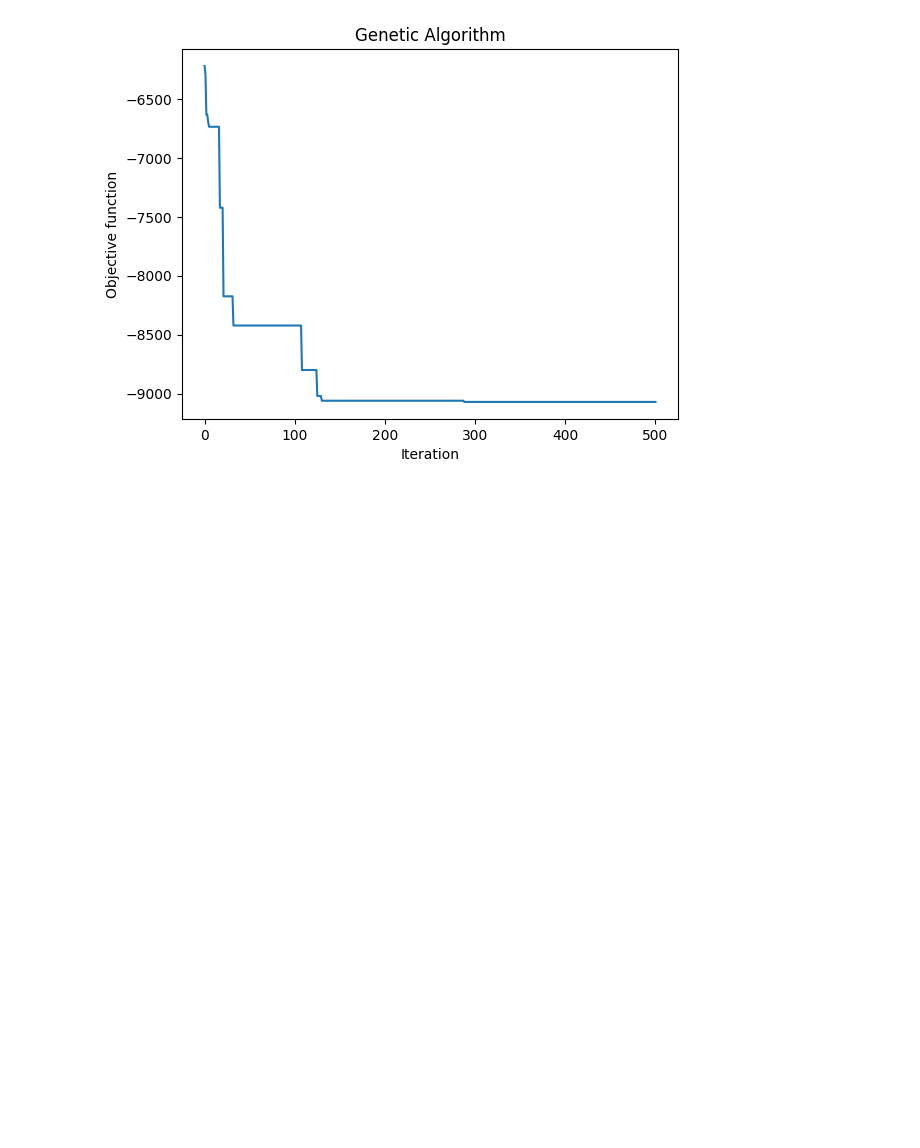
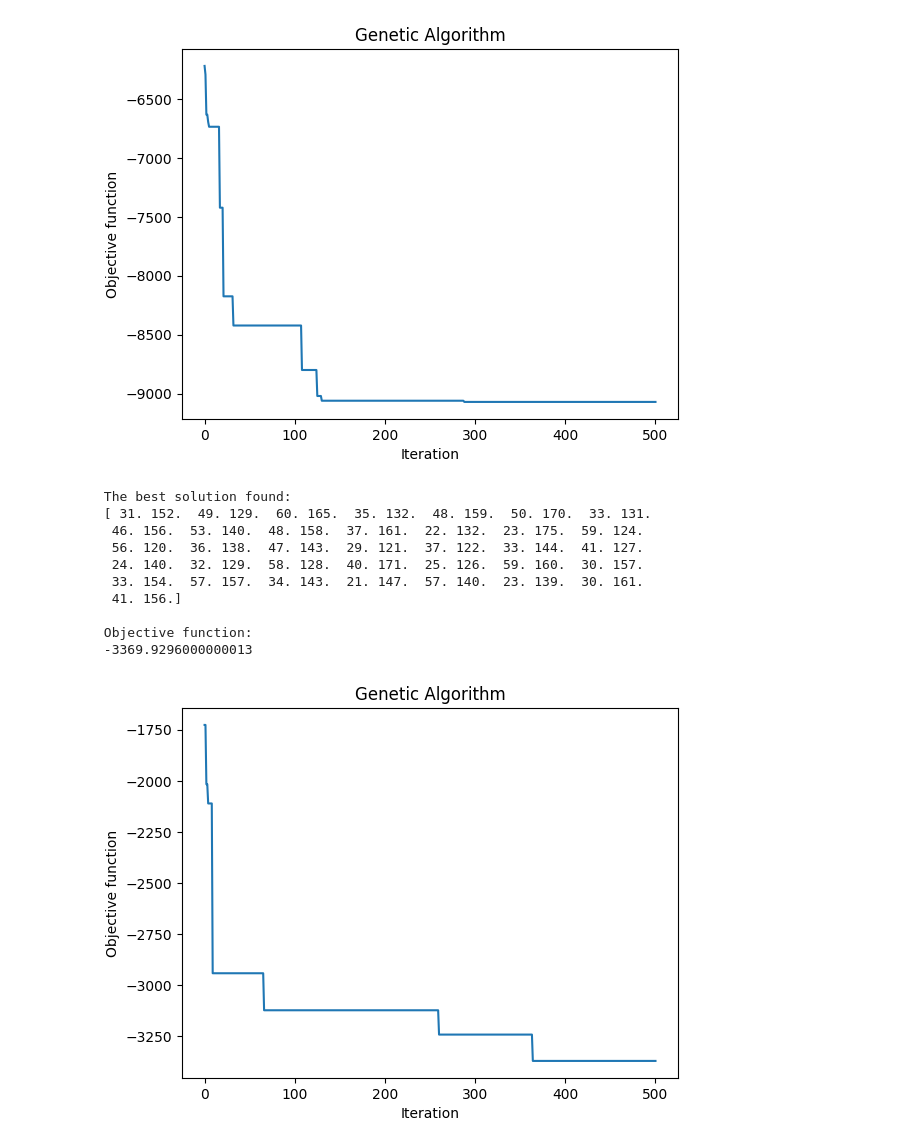
Before and after one commit to Nicklelodeon/Forecasters, a Jupyter notebook: src/Test_GeneticAlgo.ipynb, the cells around one changed output. Cells and saved outputs as stored; diff of their text form; code cells hidden in the pictures; blank space fills up the shorter version.

```diff
--- a/src/Test_GeneticAlgo.ipynb
+++ b/src/Test_GeneticAlgo.ipynb
@@ -34,8 +34,8 @@ model1.run()
  -9071.278800000002
 [figure]
 # %%
-algorithm_param = {'max_num_iteration': 1000,\
-                   'population_size':250,\
+algorithm_param = {'max_num_iteration': 500,\
+                   'population_size':125,\
                    'mutation_probability':0.1,\
                    'elit_ratio': 0.01,\
                    'crossover_probability': 0.5,\
@@ -56,0 +55,14 @@ model2=ga(function=objective_season,\
+# %%
+model2.run()
+# %% [output]
+ The best solution found:
+ [ 31. 152.  49. 129.  60. 165.  35. 132.  48. 159.  50. 170.  33. 131.
+  46. 156.  53. 140.  48. 158.  37. 161.  22. 132.  23. 175.  59. 124.
+  56. 120.  36. 138.  47. 143.  29. 121.  37. 122.  33. 144.  41. 127.
+  24. 140.  32. 129.  58. 128.  40. 171.  25. 126.  59. 160.  30. 157.
+  33. 154.  57. 157.  34. 143.  21. 147.  57. 140.  23. 139.  30. 161.
+  41. 156.]
+
+ Objective function:
+ -3369.9296000000013
+[figure, added]
```
Also changed, not shown: parts of 1 cell of this notebook.
